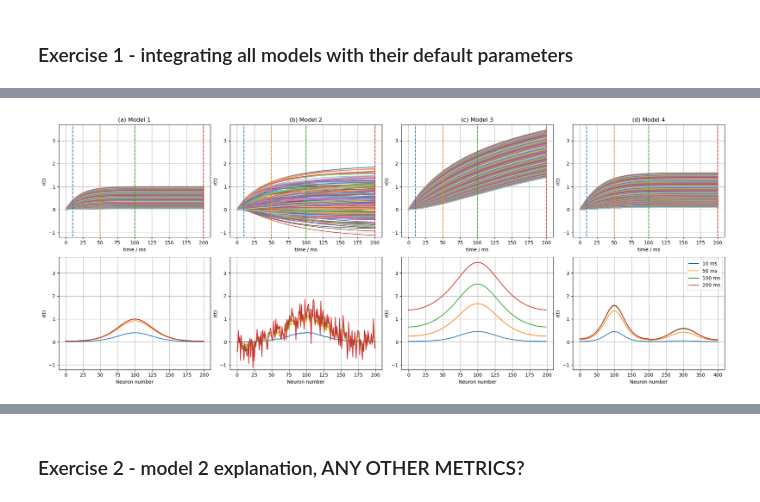
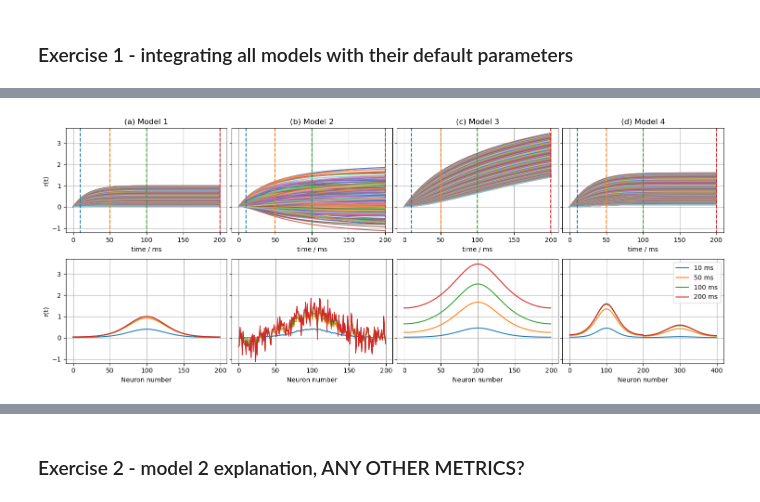
Before and after one commit to elbertwang00/4G3-Courseworks, a Jupyter notebook: Coursework1/coursework1.ipynb, the cells around one changed output, grey strips where cells are left out. Saved outputs shown, nothing was run; the diff lists cells and outputs as text; code cells hidden in the pictures.

```diff
--- a/Coursework1/coursework1.ipynb
+++ b/Coursework1/coursework1.ipynb
@@ -12,14 +12,13 @@ import pickle
 def R(W, alpha):
     eValues,_ = np.linalg.eig(W)
     abscissa = max(eValues)
-
-    return np.real(W * alpha/abscissa)
+    return W * alpha/abscissa
 
 def matrixHeatMap(matrix):
-    plt.imshow(matrix, cmap='viridis', interpolation='nearest')
+    plt.imshow(np.real(matrix), cmap='viridis', interpolation='nearest')
     plt.colorbar()
-    plt.xlabel('j')
-    plt.ylabel('i')
+    plt.xlabel('j', fontsize=16)
+    plt.ylabel('i', fontsize=16)
 
 def trialAvg(records, stepSize):
     nSteps = int(len(records)/stepSize)
@@ -74,7 +73,7 @@ class V1Model:
         self.thetaEst = math.atan2(sum(self.noisyOutput * np.sin(self.phi)), sum(self.noisyOutput * np.cos(self.phi)))
 
     def calcError(self):
-        self.decodeError = np.arccos(np.cos(self.thetaEst - self.theta))
+        self.decodeError = float(np.arccos(np.cos(self.thetaEst - self.theta)))
 
     def stepTime(self):
         self.hCalc()
@@ -161,7 +160,16 @@ errors = [[] for _ in models]
 timesteps = np.arange(0,201)
 qTimes = [10,50,100,200]
 
+plt.subplots(1,4,figsize=[16,3])
+plt.tight_layout(pad=0.1)
+
 for i, model in enumerate(models):
+    plt.subplot(141+i)
+    matrixHeatMap(model.W)
+    plt.title(f"({letters[i]}) Model {i+1}")
+    if i>0:
+        plt.xlabel('')
+        plt.ylabel('')
     model.theta = np.pi
 
     for t in timesteps:
@@ -173,29 +183,34 @@ for i, model in enumerate(models):
 # %%
 sns.set_palette('muted')
-fig,ax = plt.subplots(2,4, figsize=[20,8])
+fig,ax = plt.subplots(2,4, figsize=[15,6])
 
 for i in range(len(models)):
-
     ax[0,i].plot(timesteps, responses[i])
     ax[0,i].vlines(qTimes, -1.5, 4, colors=defaultColors[:4], linestyle='--')
     ax[0,i].grid()
     ax[0,i].set_title(f'({letters[i]}) Model {i+1}')
     ax[0,i].set_xlabel('time / ms')
     ax[0,i].set_ylabel('r(t)')
     ax[0,i].set_ylim([-1.2,3.7])
+    if i>0:
+        ax[0,i].set_ylabel('')
+        ax[0,i].set_yticklabels([])
 
     neurons = np.arange(0,models[i].n)
     for j, time in enumerate(qTimes):
         ax[1,i-4].plot(neurons, responses[i][time], color=defaultColors[j])
     ax[1,i-4].grid()
     ax[1,i-4].set_xlabel('Neuron number')
     ax[1,i-4].set_ylabel('r(t)')
     ax[1,i-4].set_ylim([-1.2,3.7])
+    if i>0:
+        ax[1,i-4].set_ylabel('')
+        ax[1,i-4].set_yticklabels([])
 
 ax[1,-1].legend([f'{qTime} ms' for qTime in qTimes])
-fig.tight_layout(h_pad=1, w_pad=0.5)
+fig.tight_layout(h_pad=1, w_pad=0.1)
 fig.show()
 
 sns.set_palette('tab10')
 # %% [output]
-[figure, old version]
+[figure, new version]
```
Also changed, not shown: parts of 26 cells of this notebook, 4 other files.
